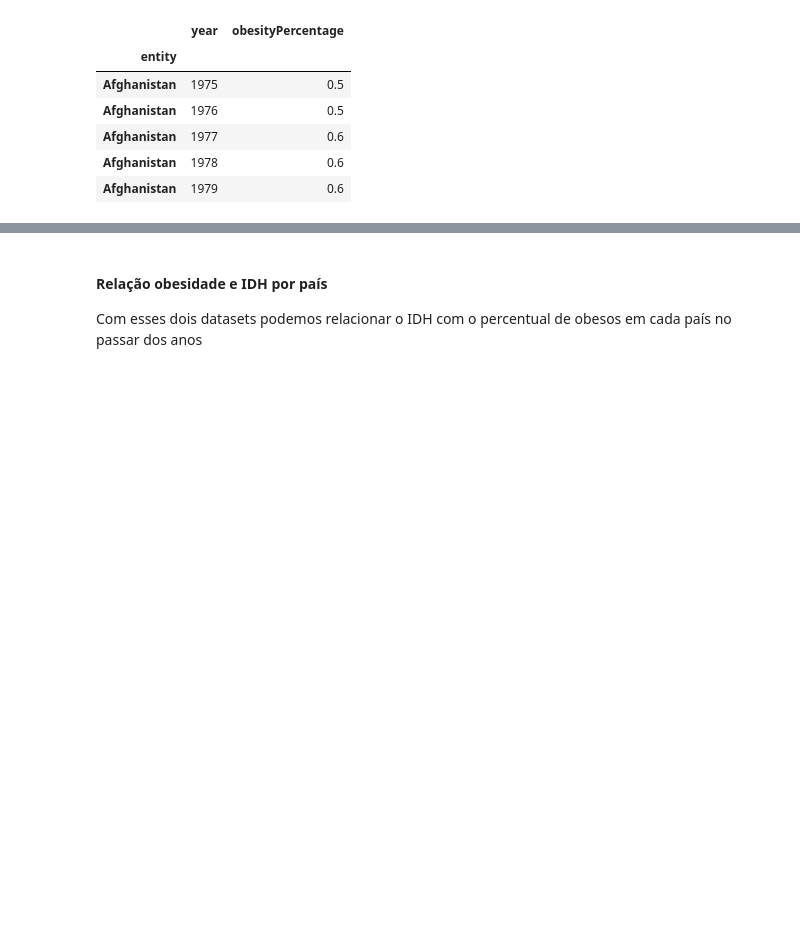
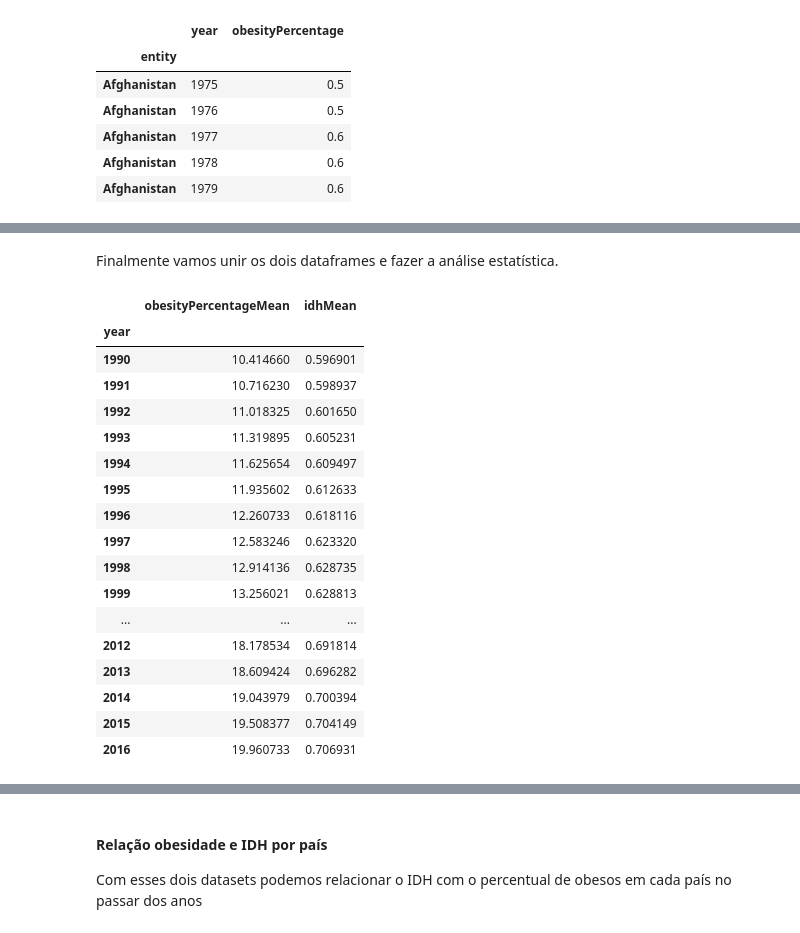
Before and after one commit to if1015-datascience-ufpe/2018-2-projeto-follow-up, a Jupyter notebook: src/Follow UP.ipynb, the cells around one changed output, grey strips where cells are left out. Saved outputs shown, nothing was run; the diff lists cells and outputs as text; code cells hidden in the pictures; blank space fills up the shorter version.

```diff
--- a/src/Follow UP.ipynb
+++ b/src/Follow UP.ipynb
@@ -52,0 +59,5 @@ worldObesity.head()
+# %%
+worldObesityMeanPercentageByYear = worldObesity.groupby(['year'])['obesityPercentage'].mean().to_frame()
+worldObesityMeanPercentageByYear.index = worldObesityMeanPercentageByYear.index.astype('int64')
+worldObesityMeanPercentageByYear = worldObesityMeanPercentageByYear.rename(columns={'obesityPercentage': 'obesityPercentageMean'})
+worldObesityMeanPercentageByYear.head()
@@ -52,0 +74,11 @@ worldObesity.head()
+# %%
+worldIdhMeanByYear = humanDevelopmentIndex.drop(columns=['HDI Rank (2017)'])
+worldIdhMeanByYear = worldIdhMeanByYear.T
+worldIdhMeanByYear = worldIdhMeanByYear.reset_index()
+worldIdhMeanByYear = worldIdhMeanByYear.rename(columns={'index': 'year'})
+worldIdhMeanByYear = worldIdhMeanByYear.set_index('year')
+worldIdhMeanByYear.index = worldIdhMeanByYear.index.astype('int64')
+worldIdhMeanByYear = worldIdhMeanByYear.mean(axis=1).to_frame()
+# worldIdhMeanByYear = worldIdhMeanByYear.rename(columns={'0': 'idhMean'})
+worldIdhMeanByYear.columns = ['idhMean']
+worldIdhMeanByYear.head()
@@ -52,0 +93,24 @@ worldObesity.head()
+# %% [markdown]
+Finalmente vamos unir os dois dataframes e fazer a análise estatística.
+# %%
+relationWorldObesityIdhMean = worldObesityMeanPercentageByYear.merge(worldIdhMeanByYear, left_on='year', right_on='year')
+relationWorldObesityIdhMean
+# %% [output]
+|  | obesityPercentageMean | idhMean |
+| year |  |  |
+| 1990 | 10.414660 | 0.596901 |
+| 1991 | 10.716230 | 0.598937 |
+| 1992 | 11.018325 | 0.601650 |
+| 1993 | 11.319895 | 0.605231 |
+| 1994 | 11.625654 | 0.609497 |
+| 1995 | 11.935602 | 0.612633 |
+| 1996 | 12.260733 | 0.618116 |
+| 1997 | 12.583246 | 0.623320 |
+| 1998 | 12.914136 | 0.628735 |
+| 1999 | 13.256021 | 0.628813 |
+| ... | ... | ... |
+| 2012 | 18.178534 | 0.691814 |
+| 2013 | 18.609424 | 0.696282 |
+| 2014 | 19.043979 | 0.700394 |
+| 2015 | 19.508377 | 0.704149 |
+| 2016 | 19.960733 | 0.706931 |
```
Also changed, not shown: parts of 11 cells of this notebook.
